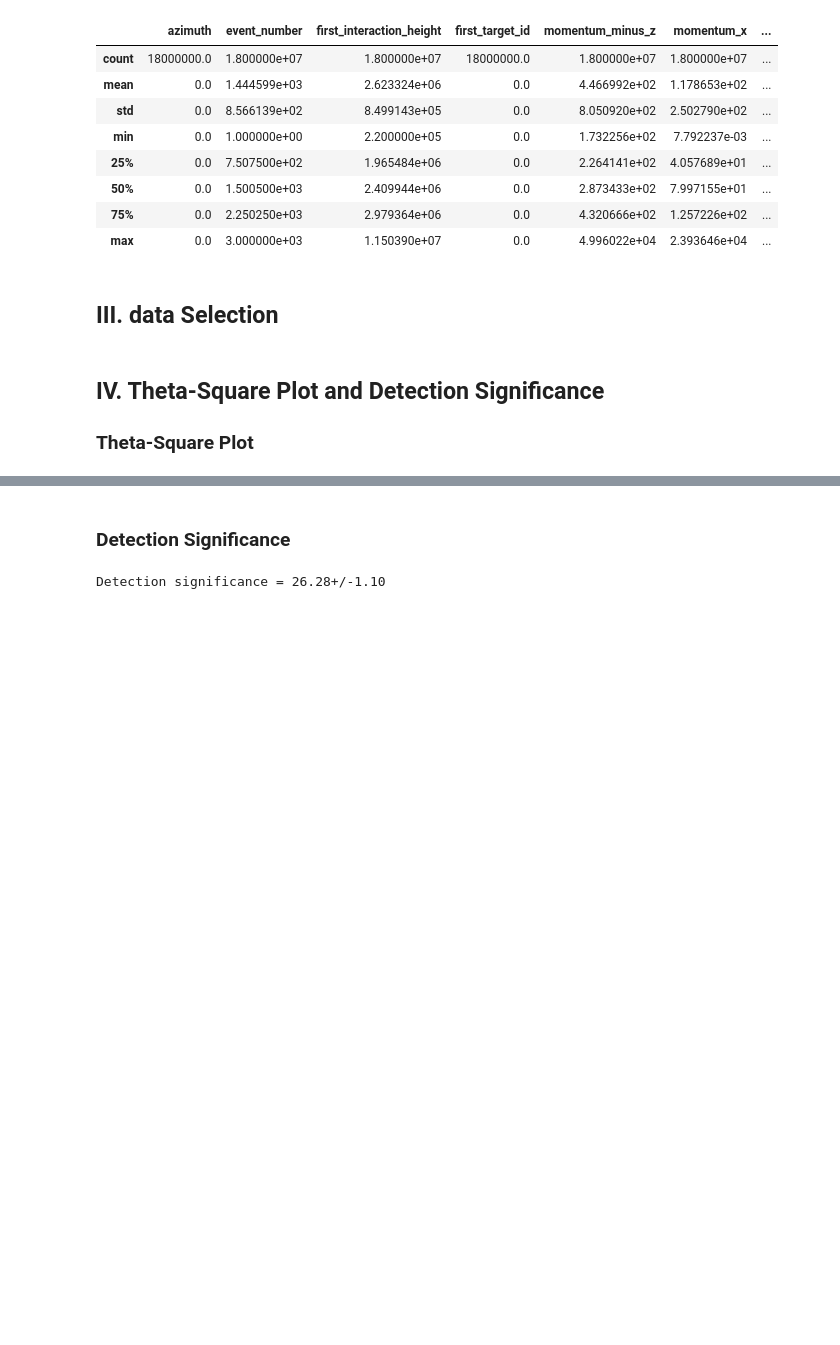
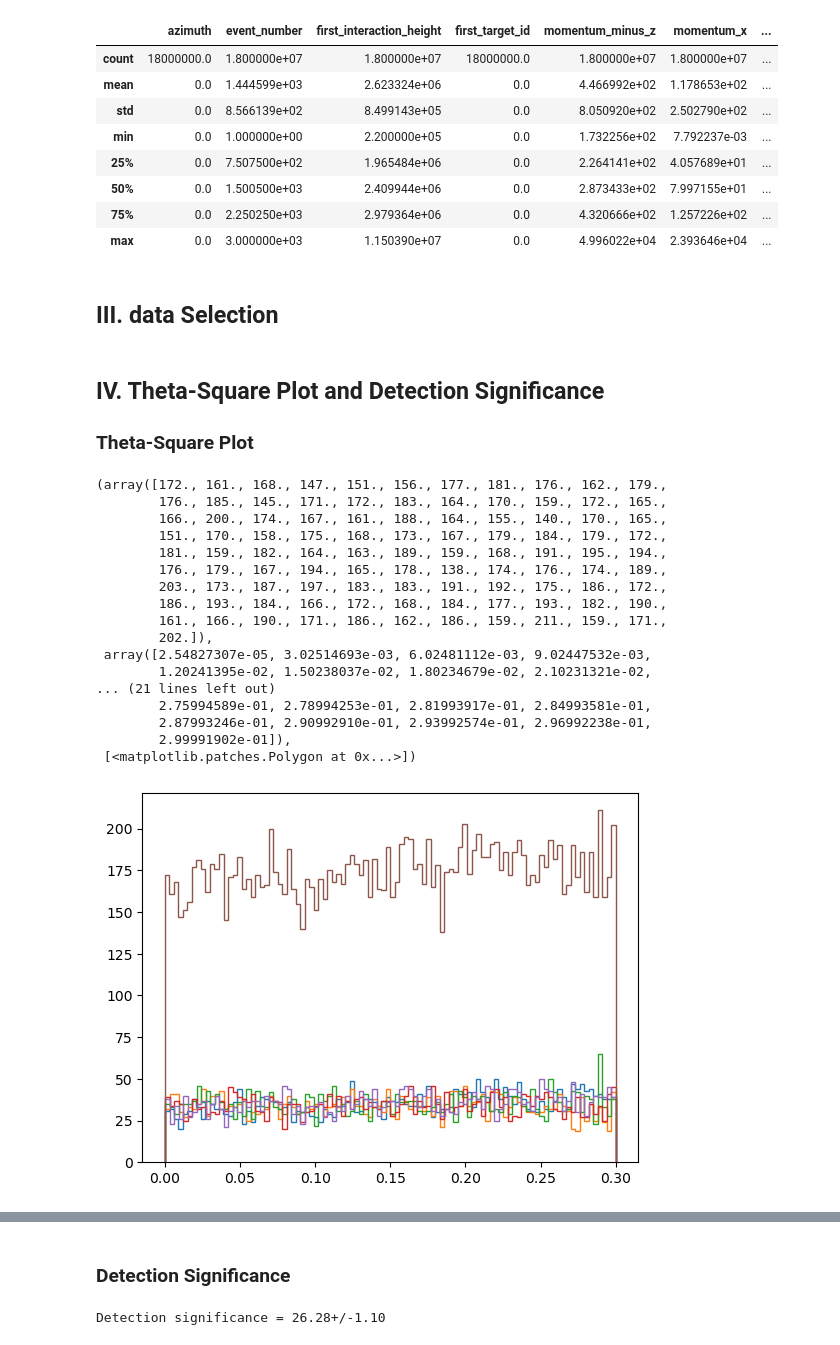
Before and after one commit to Fabiocufino/Advanced-Laboratory---TU-Dortmund, a Jupyter notebook: FACT/Data/anal_fact.ipynb, the cells around one changed output, grey strips where cells are left out. Drawn from its saved outputs; the diff is of its cells as text; code cells hidden in the pictures; blank space fills up the shorter version.

```diff
--- a/FACT/Data/anal_fact.ipynb
+++ b/FACT/Data/anal_fact.ipynb
@@ -102,3 +101,30 @@ theta_off_4_squared = data['theta_deg_off_4']**2
 theta_off_5_squared = data['theta_deg_off_5']**2
 
 theta_off_squared = np.concatenate((theta_off_1_squared, theta_off_2_squared, theta_off_3_squared, theta_off_4_squared, theta_off_5_squared))
+# %%
+
+plt.hist(theta_off_1_squared[theta_off_1_squared<0.3], bins=100, histtype='step', label='theta_off_1_squared')
+plt.hist(theta_off_2_squared[theta_off_2_squared<0.3], bins=100, histtype='step', label='theta_off_2_squared')
+plt.hist(theta_off_3_squared[theta_off_3_squared<0.3], bins=100, histtype='step', label='theta_off_3_squared')
+plt.hist(theta_off_4_squared[theta_off_4_squared<0.3], bins=100, histtype='step', label='theta_off_4_squared')
+plt.hist(theta_off_5_squared[theta_off_5_squared<0.3], bins=100, histtype='step', label='theta_off_5_squared')
+plt.hist(theta_off_squared[theta_off_squared<0.3], bins=100, histtype='step', label='theta_off_5_squared')
+# %% [output]
+(array([172., 161., 168., 147., 151., 156., 177., 181., 176., 162., 179.,
+        176., 185., 145., 171., 172., 183., 164., 170., 159., 172., 165.,
+        166., 200., 174., 167., 161., 188., 164., 155., 140., 170., 165.,
+        151., 170., 158., 175., 168., 173., 167., 179., 184., 179., 172.,
+        181., 159., 182., 164., 163., 189., 159., 168., 191., 195., 194.,
+        176., 179., 167., 194., 165., 178., 138., 174., 176., 174., 189.,
+        203., 173., 187., 197., 183., 183., 191., 192., 175., 186., 172.,
+        186., 193., 184., 166., 172., 168., 184., 177., 193., 182., 190.,
+        161., 166., 190., 171., 186., 162., 186., 159., 211., 159., 171.,
+        202.]),
+ array([2.54827307e-05, 3.02514693e-03, 6.02481112e-03, 9.02447532e-03,
+        1.20241395e-02, 1.50238037e-02, 1.80234679e-02, 2.10231321e-02,
+... (21 lines left out)
+        2.75994589e-01, 2.78994253e-01, 2.81993917e-01, 2.84993581e-01,
+        2.87993246e-01, 2.90992910e-01, 2.93992574e-01, 2.96992238e-01,
+        2.99991902e-01]),
+ [<matplotlib.patches.Polygon at 0x...>])
+[figure, added]
```
Also changed, not shown: parts of 13 cells of this notebook.
